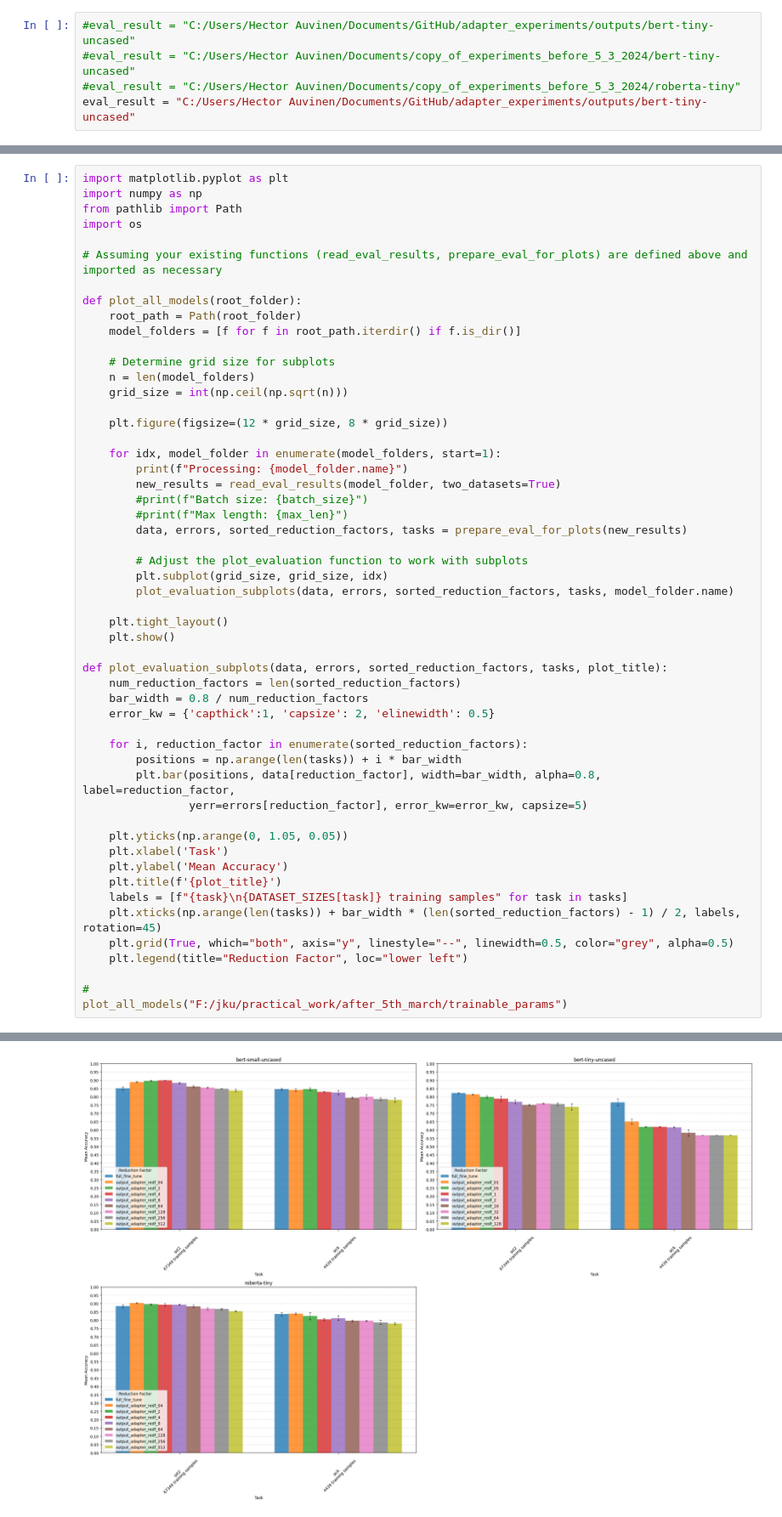
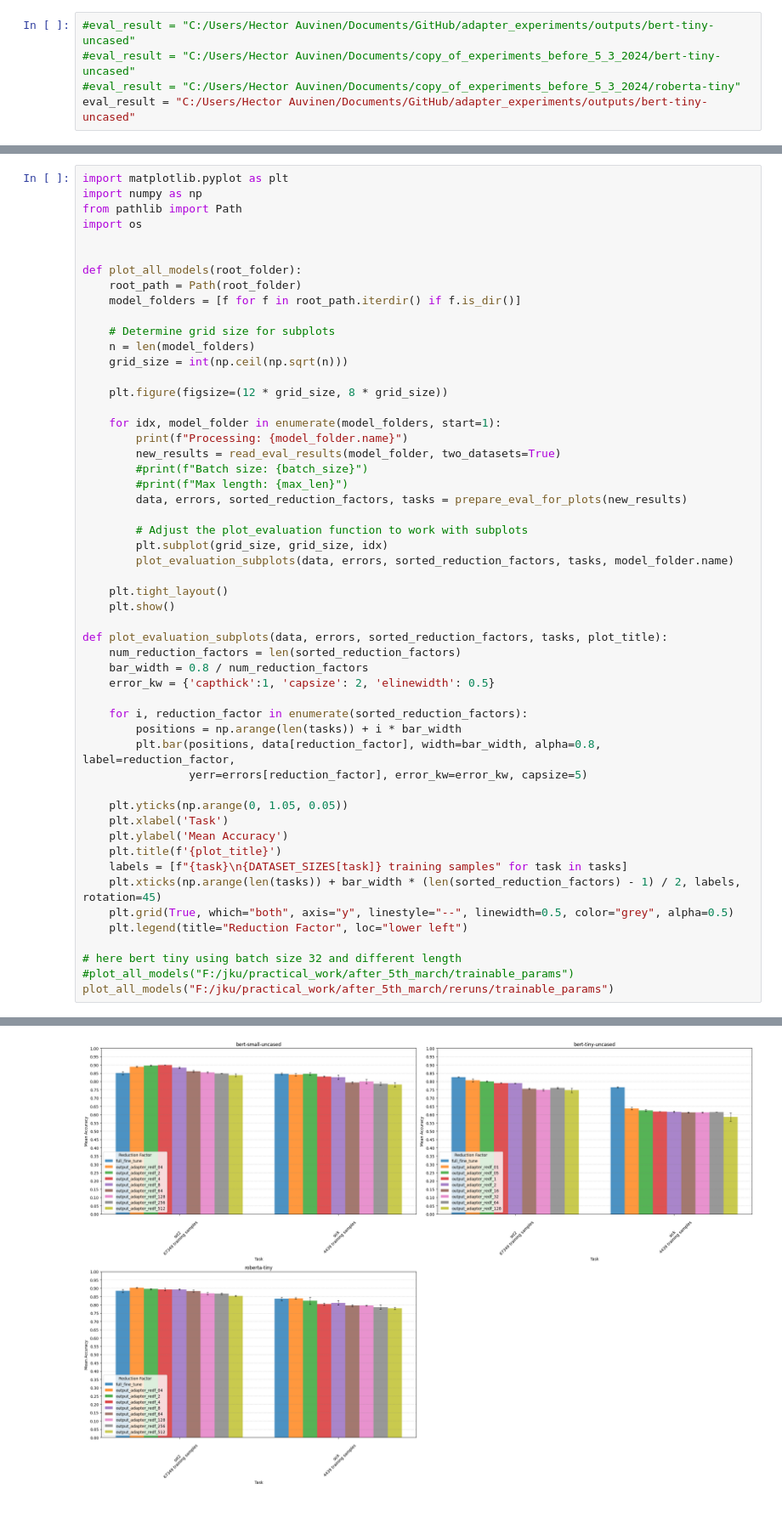
Before and after one commit to HectorAuvinen/adapter_experiments, a Jupyter notebook: notebooks/result_plotting.ipynb, the cells around one changed output, grey strips where cells are left out. Shown at 85% size. Saved outputs shown, nothing was run; the diff lists cells and outputs as text.

```diff
--- a/notebooks/result_plotting.ipynb
+++ b/notebooks/result_plotting.ipynb
@@ -112,7 +82,6 @@ import numpy as np
 from pathlib import Path
 import os
 
-# Assuming your existing functions (read_eval_results, prepare_eval_for_plots) are defined above and imported as necessary
 
 def plot_all_models(root_folder):
     root_path = Path(root_folder)
@@ -157,8 +126,9 @@ def plot_evaluation_subplots(data, errors, sorted_reduction_factors, tasks, plot
     plt.grid(True, which="both", axis="y", linestyle="--", linewidth=0.5, color="grey", alpha=0.5)
     plt.legend(title="Reduction Factor", loc="lower left")
 
-#
-plot_all_models("F:/jku/practical_work/after_5th_march/trainable_params")
+# here bert tiny using batch size 32 and different length
+#plot_all_models("F:/jku/practical_work/after_5th_march/trainable_params")
+plot_all_models("F:/jku/practical_work/after_5th_march/reruns/trainable_params")
 # %% [output]
 Processing: bert-small-uncased
 batches {'sick': [16, 16, 16, 16, 16, 16, 16, 16, 16, 16, 16, 16, 16, 16, 16, 16, 16, 16, 16, 16, 16, 16, 16, 16, 16, 16, 16], 'sst2': [16, 16, 16, 16, 16, 16, 16, 16, 16, 16, 16, 16, 16, 16, 16, 16,  ...
@@ -180,4 +142,4 @@ lengths {'sick': [256, 256, 256, 256, 256, 256, 256, 256, 256, 256, 256, 256, 25
-[figure, old version]
+[figure, new version]
 # %%
 plot_all_models("F:/jku/practical_work/after_5th_march/total_params")
 # %% [output]
```
Also changed, not shown: parts of 8 cells of this notebook, 1 other file.
